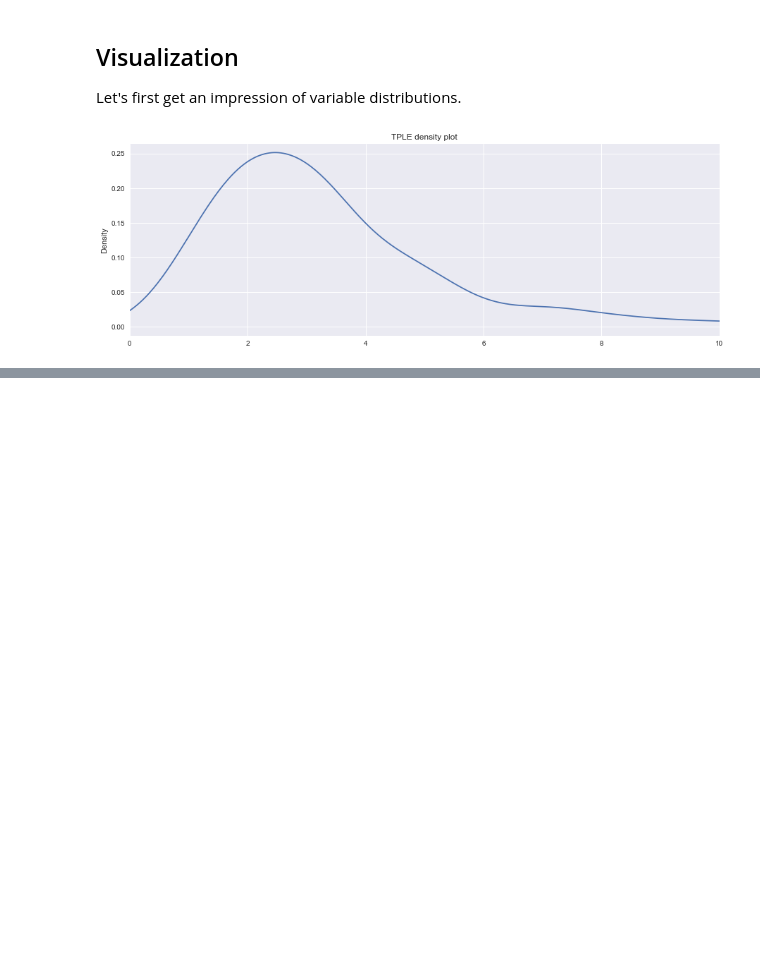
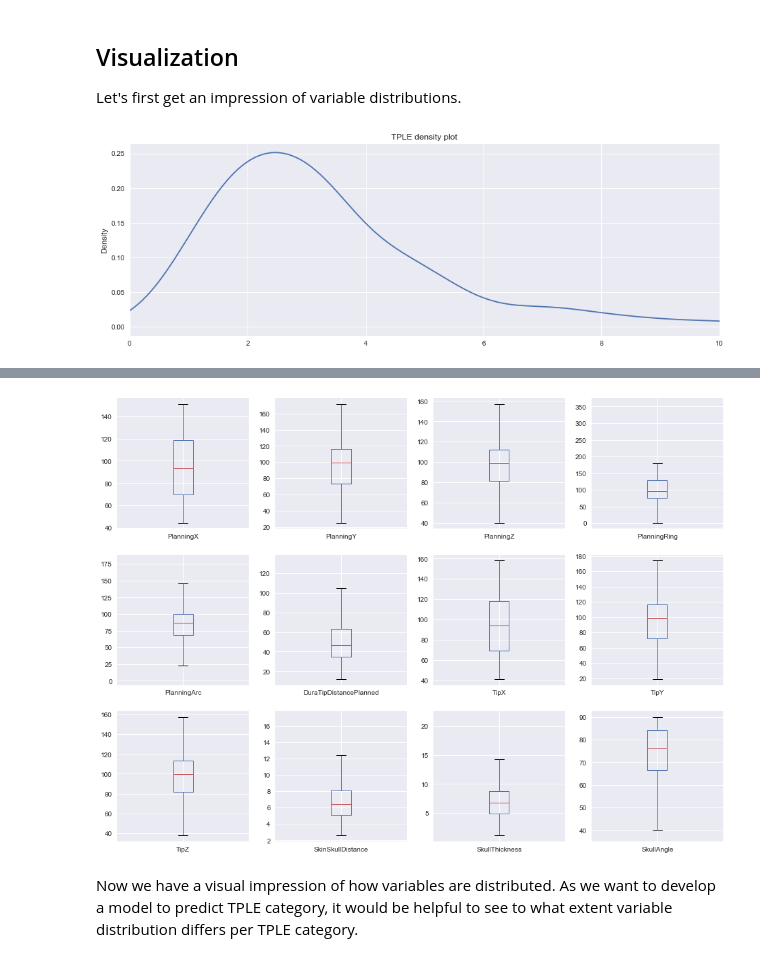
Before and after one commit to DigNeurosurgeon/seeg, a Jupyter notebook: seeg_predict_implantation_accuracy.ipynb, the cells around one changed output, grey strips where cells are left out. Cells and saved outputs as stored; diff of their text form; code cells hidden in the pictures; blank space fills up the shorter version.

```diff
--- a/seeg_predict_implantation_accuracy.ipynb
+++ b/seeg_predict_implantation_accuracy.ipynb
@@ -180,0 +201,9 @@ Now, how do they correlate with each other?
+# %%
+# alternatively, make a box plot
+elec_visual.plot(kind='box', sharey = False, **params);
+if save_figures:
+    plt.savefig('fig_variables_boxplot.png', dpi = 300)
+# %% [output]
+[figure, added]
+# %% [markdown]
+Now we have a visual impression of how variables are distributed. As we want to develop a model to predict TPLE category, it would be helpful to see to what extent variable distribution differs per TPLE category.
```
Also changed, not shown: parts of 61 cells of this notebook, 19 other files.
